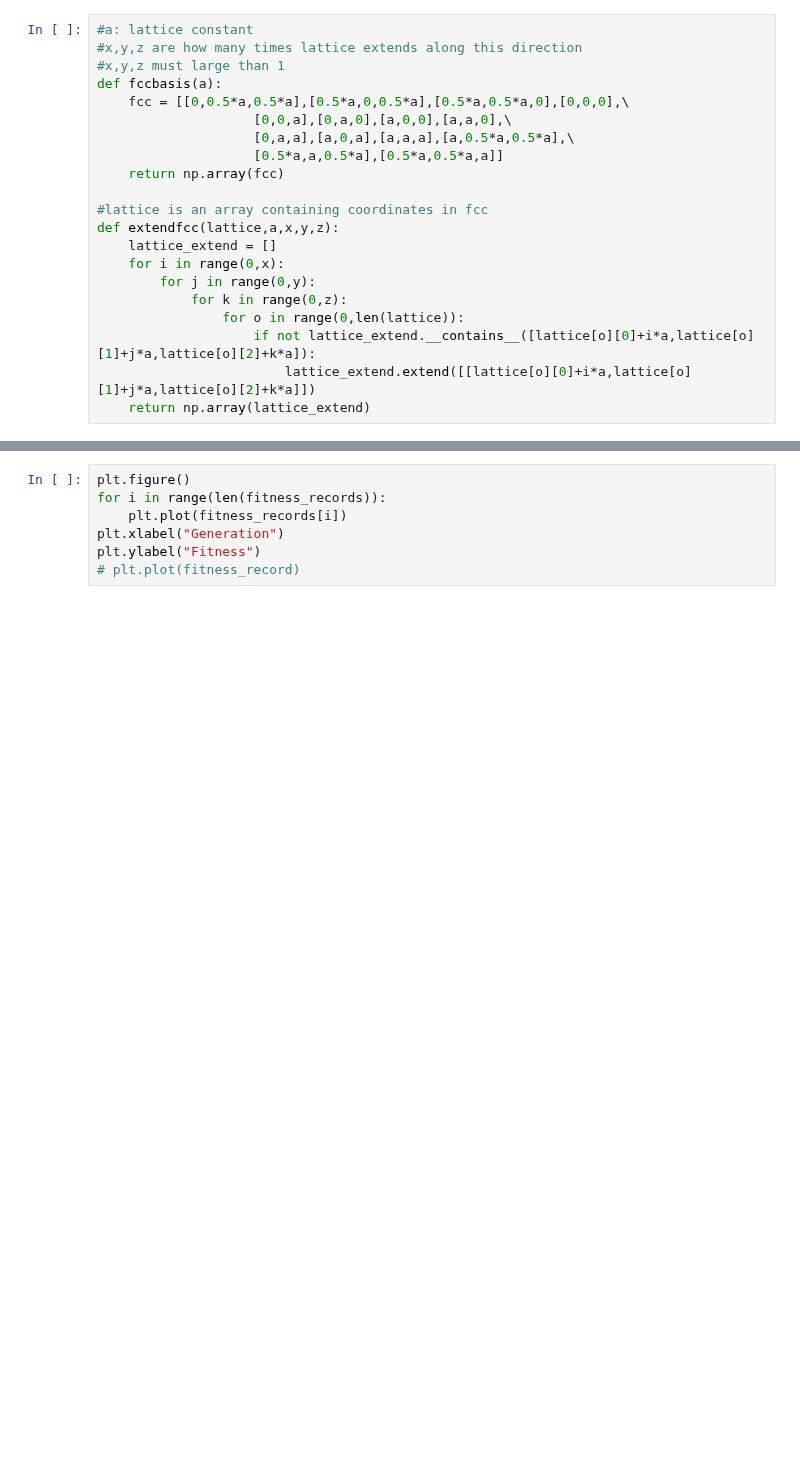
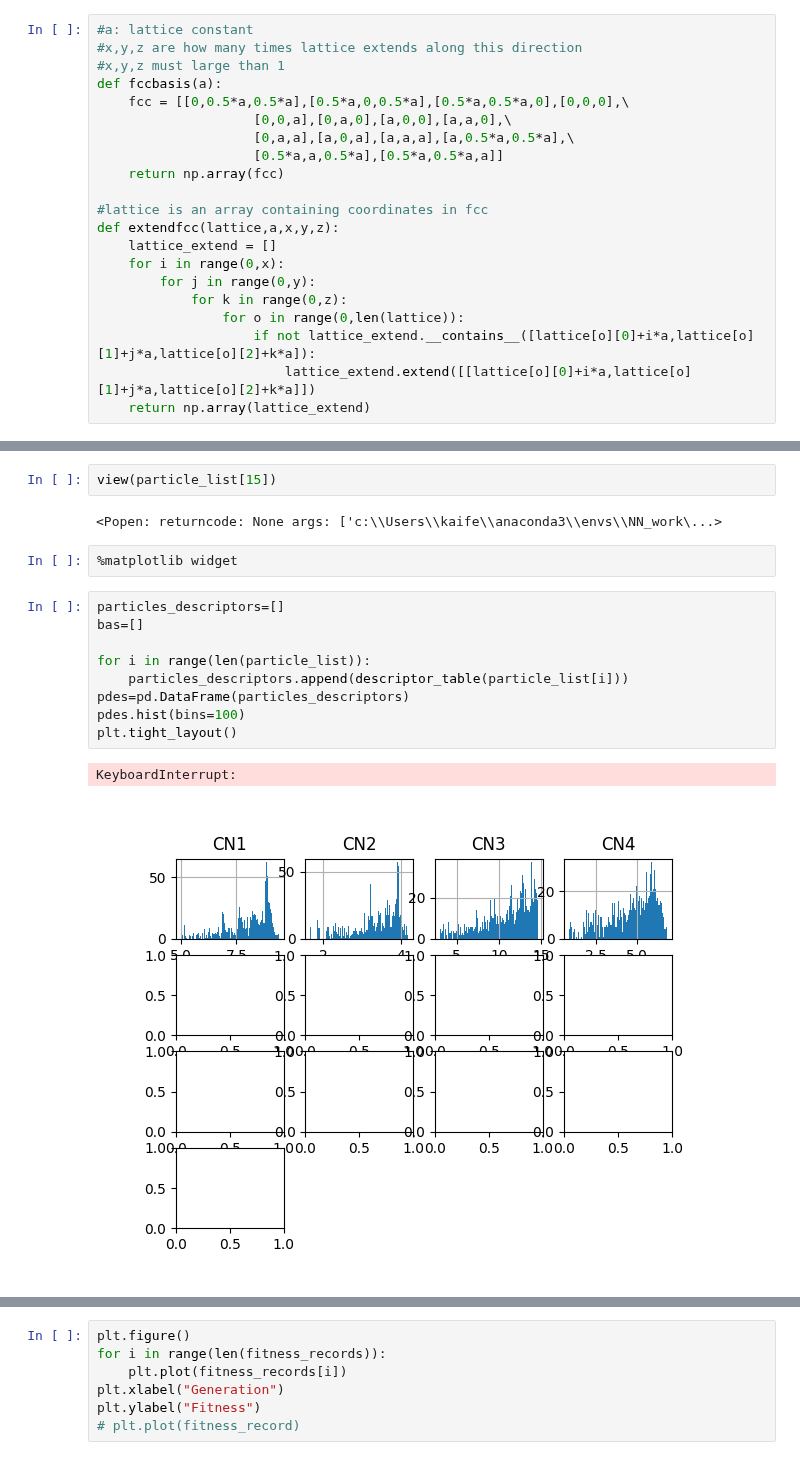
Before and after one commit to kaifengZheng/GA_nano_generator, a Jupyter notebook: particle_generator_test_convex.ipynb, the cells around one changed output, grey strips where cells are left out. Drawn from its saved outputs; the diff is of its cells as text; blank space fills up the shorter version.

```diff
--- a/particle_generator_test_convex.ipynb
+++ b/particle_generator_test_convex.ipynb
@@ -544,3 +662,21 @@ Generation8:ave Finess=0.2554714285714286,best Predict=[1.   0.72]
+# %%
+view(particle_list[15])
+# %% [output]
+<Popen: returncode: None args: ['c:\\Users\\kaife\\anaconda3\\envs\\NN_work\...>
+# %%
+%matplotlib widget
+# %%
+particles_descriptors=[]
+bas=[]
+
+for i in range(len(particle_list)):
+    particles_descriptors.append(descriptor_table(particle_list[i]))
+pdes=pd.DataFrame(particles_descriptors)
+pdes.hist(bins=100)
+plt.tight_layout()
+# %% [output]
+KeyboardInterrupt:
+[figure, added]
 # %%
 particles_descriptors=[]
 bas=[]
```
Also changed, not shown: parts of 40 cells of this notebook.
